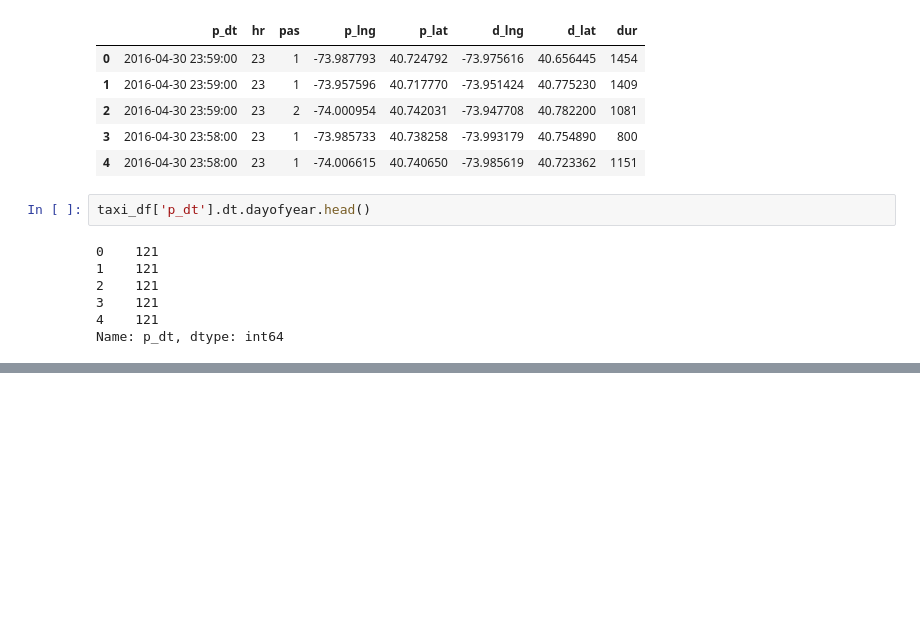
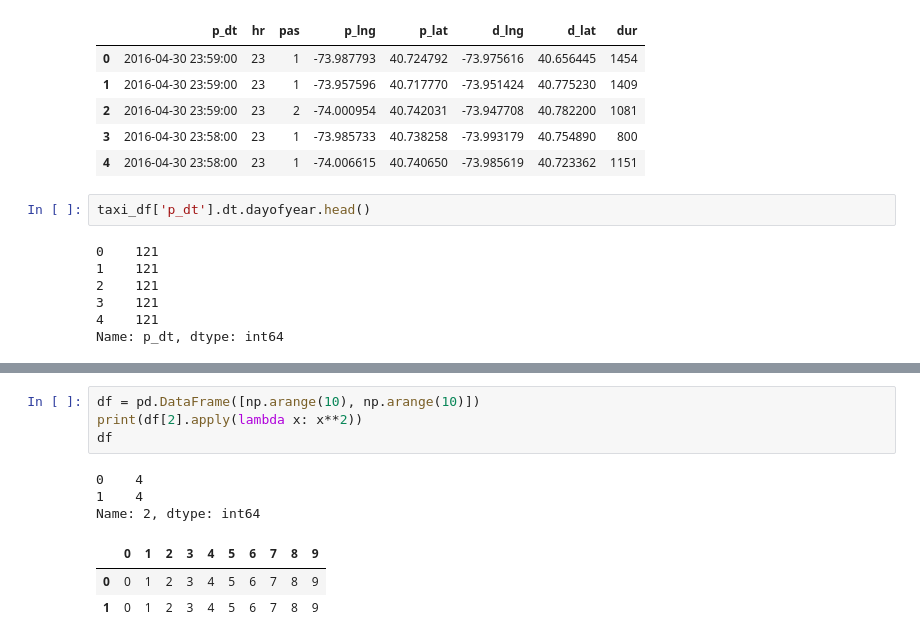
Before and after one commit to eigenSim/dss6a-regression, a Jupyter notebook: choi/171011_choi_notes.ipynb, the cells around one changed output, grey strips where cells are left out. Cells and saved outputs as stored; diff of their text form; blank space fills up the shorter version.

```diff
--- a/choi/171011_choi_notes.ipynb
+++ b/choi/171011_choi_notes.ipynb
@@ -113,0 +163,11 @@ Name: p_dt, dtype: int64
+# %%
+df = pd.DataFrame([np.arange(10), np.arange(10)])
+print(df[2].apply(lambda x: x**2))
+df
+# %% [output]
+0    4
+1    4
+Name: 2, dtype: int64
+|  | 0 | 1 | 2 | 3 | 4 | 5 | 6 | 7 | 8 | 9 |
+| 0 | 0 | 1 | 2 | 3 | 4 | 5 | 6 | 7 | 8 | 9 |
+| 1 | 0 | 1 | 2 | 3 | 4 | 5 | 6 | 7 | 8 | 9 |
```
Also changed, not shown: parts of 5 cells of this notebook, 4 other files.
